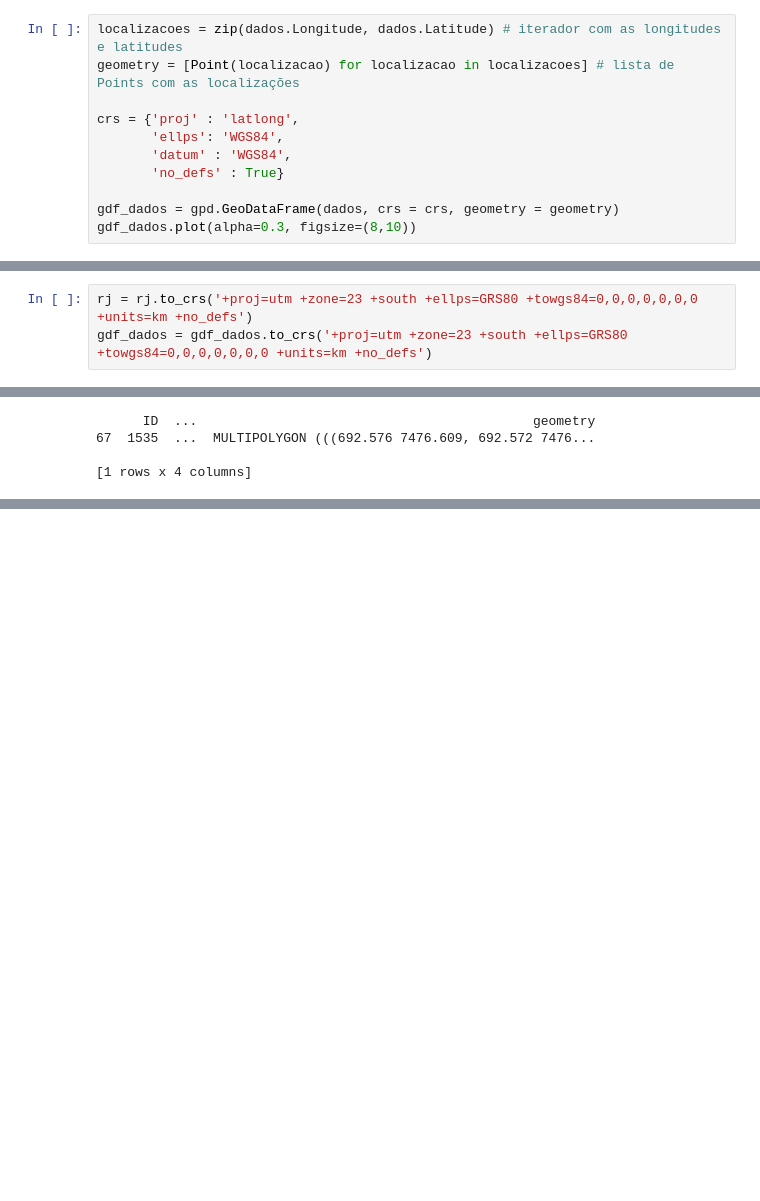
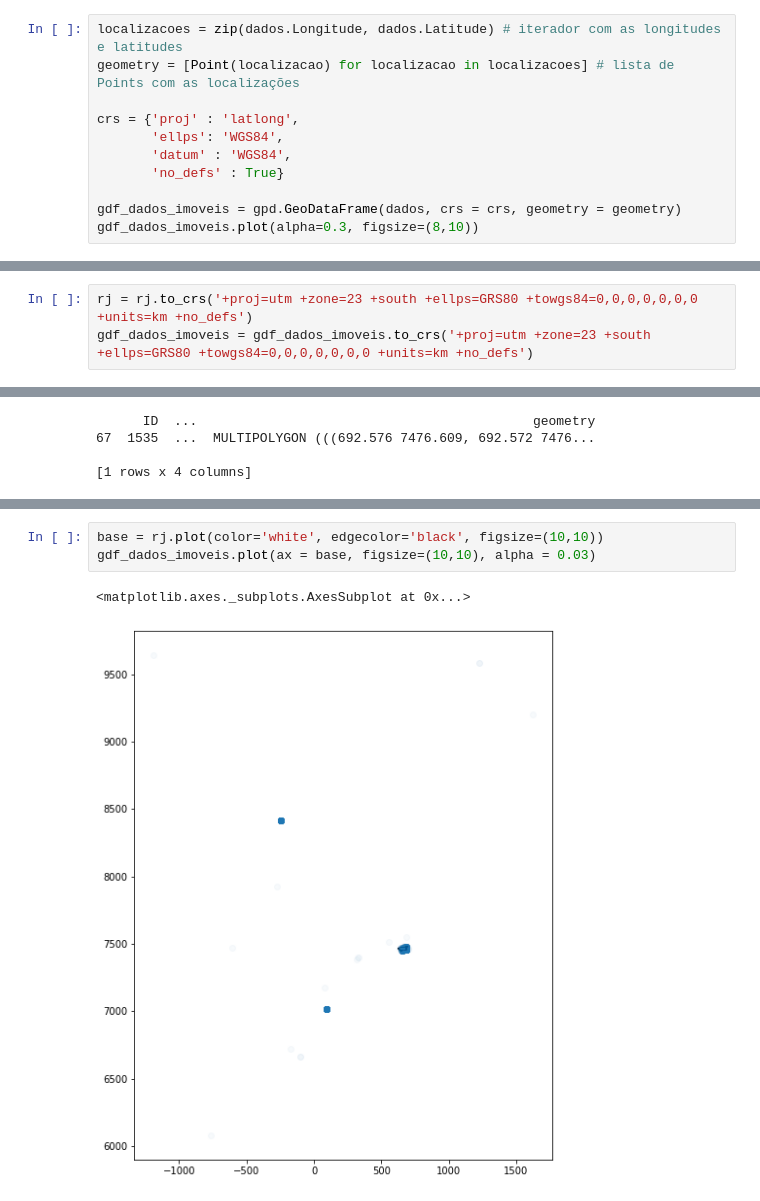
Before and after one commit to Nadyan/dados-geoespaciais, a Jupyter notebook: 2 - Locais no mapa e CRS.ipynb, the cells around one changed output, grey strips where cells are left out. Drawn from its saved outputs; the diff is of its cells as text; blank space fills up the shorter version.

```diff
--- a/2 - Locais no mapa e CRS.ipynb
+++ b/2 - Locais no mapa e CRS.ipynb
@@ -60,8 +60,8 @@ crs = {'proj' : 'latlong',
        'datum' : 'WGS84',
        'no_defs' : True}
 
-gdf_dados = gpd.GeoDataFrame(dados, crs = crs, geometry = geometry)
-gdf_dados.plot(alpha=0.3, figsize=(8,10))
+gdf_dados_imoveis = gpd.GeoDataFrame(dados, crs = crs, geometry = geometry)
+gdf_dados_imoveis.plot(alpha=0.3, figsize=(8,10))
 # %% [output]
 <matplotlib.axes._subplots.AxesSubplot at 0x...>
 [figure]
@@ -91,6 +93,6 @@ epsg:4674
 +proj=latlong +ellps=WGS84 +datum=WGS84 +no_defs +type=crs
 # %%
 rj = rj.to_crs('+proj=utm +zone=23 +south +ellps=GRS80 +towgs84=0,0,0,0,0,0,0 +units=km +no_defs')
-gdf_dados = gdf_dados.to_crs('+proj=utm +zone=23 +south +ellps=GRS80 +towgs84=0,0,0,0,0,0,0 +units=km +no_defs')
+gdf_dados_imoveis = gdf_dados_imoveis.to_crs('+proj=utm +zone=23 +south +ellps=GRS80 +towgs84=0,0,0,0,0,0,0 +units=km +no_defs')
 # %%
 print(rj.crs)
@@ -109,0 +116,6 @@ Agora, os dados Geometry não estão mais em Latitude e Longitude, e sim em Km.
+# %%
+base = rj.plot(color='white', edgecolor='black', figsize=(10,10))
+gdf_dados_imoveis.plot(ax = base, figsize=(10,10), alpha = 0.03)
+# %% [output]
+<matplotlib.axes._subplots.AxesSubplot at 0x...>
+[figure, added]
```
Also changed, not shown: parts of 22 cells of this notebook, 2 other files.
